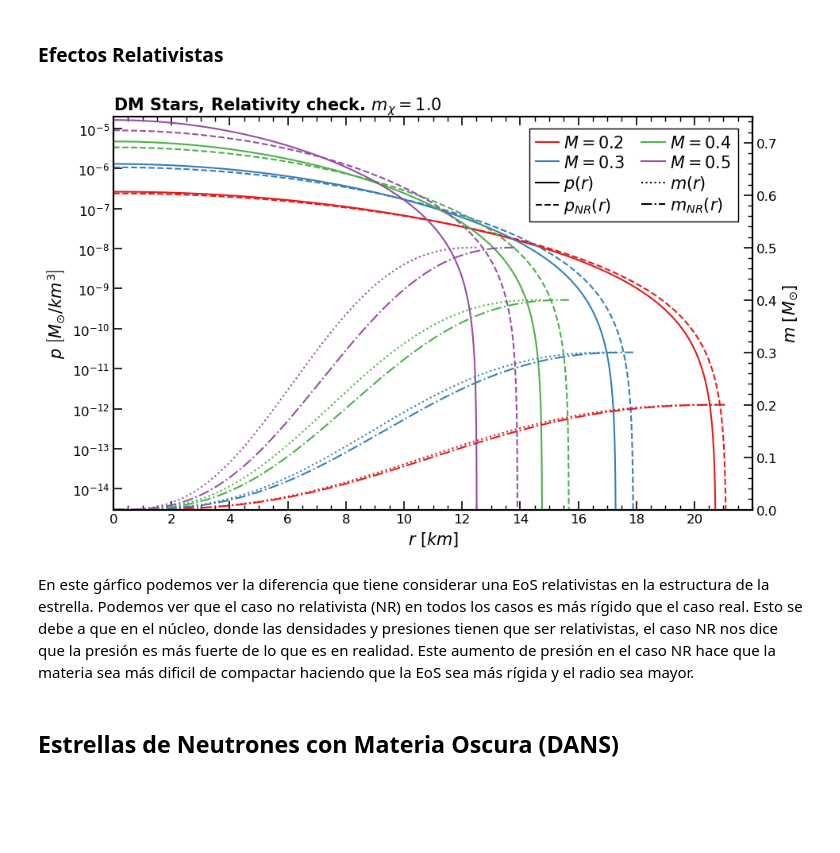
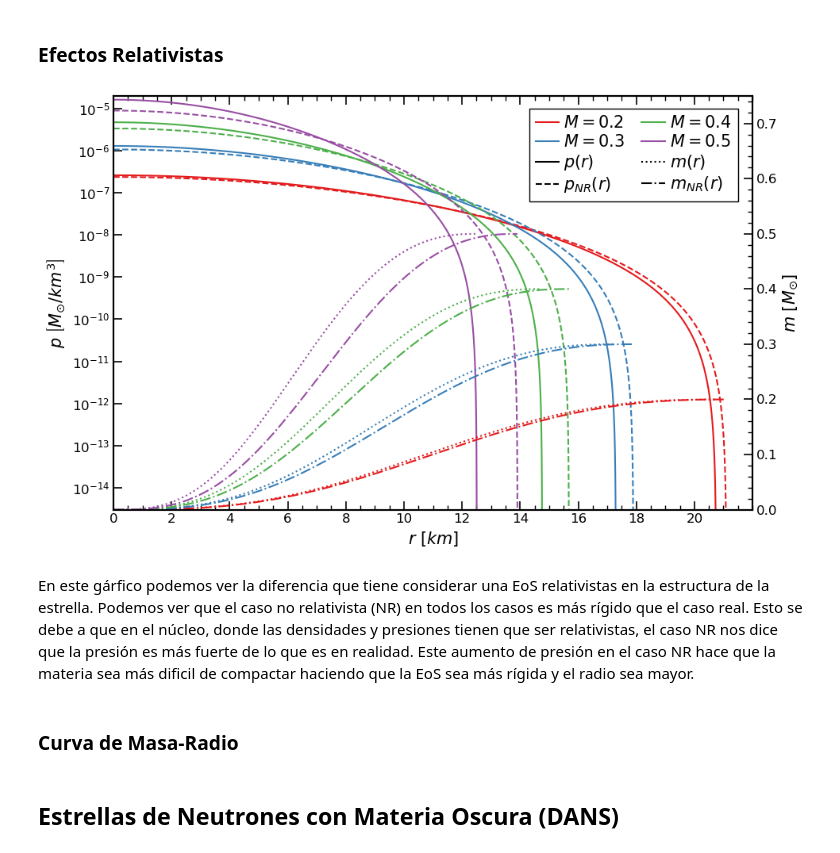
Before and after one commit to Diego-gt-phys/TFG, a Jupyter notebook: DANTE_Figures.ipynb, the cells around one changed output. Saved outputs shown, nothing was run; the diff lists cells and outputs as text; code cells hidden in the pictures; blank space fills up the shorter version.

```diff
--- a/DANTE_Figures.ipynb
+++ b/DANTE_Figures.ipynb
@@ -1239,10 +1239,10 @@ for P in r_eos['P']:
     rho = NR_eos(P)
     rho_NR.append(rho)
 
-fig, ax = plt.subplots(figsize=(9.71, 6))
+fig, ax = plt.subplots(figsize=(6, 6))
 colors = sns.color_palette("Set1", 10)
 
-plt.title(r'Equation of State for Dark Matter', fontsize=15, loc='left', fontweight='bold')
+#plt.title(r'Equation of State for Dark Matter', fontsize=15, loc='left', fontweight='bold')
 ax.set_xlabel(r'$\rho$ $\left[ M_{\odot} / km^3 \right]$', fontsize=15, loc='center')
 ax.set_ylabel(r'$p$ $\left[ M_{\odot} / km^3 \right]$', fontsize=15, loc='center')
 ax.yaxis.set_major_formatter(ScalarFormatter(useMathText=True))
@@ -1293,8 +1293,8 @@ p1_c = 'M'
 p1_v_list = [0.2, 0.3, 0.4, 0.5]
 
 for p1_v in p1_v_list:
-    df = pd.read_csv(f"data\{s_type}_{d_type}_{dm_m}_{p1_c}_{p1_v}.csv")
-    df_NR = pd.read_csv(f"data\{s_type}_{d_type}_{dm_m}_{p1_c}_{p1_v}_NR.csv")
+    df = pd.read_csv(rf"data\R_{s_type}_{d_type}_{dm_m}_{p1_c}_{p1_v}.csv")
+    df_NR = pd.read_csv(rf"data\NR_{s_type}_{d_type}_{dm_m}_{p1_c}_{p1_v}.csv")
     data[f'{p1_v}'] = df
     data[f'{p1_v}_NR'] = df_NR
 
@@ -1344,37 +1344,39 @@ if True == True:
 
 for ax in [ax1, ax2]:
     ax.spines['top'].set_linewidth(1.5)
     ax.spines['right'].set_linewidth(1.5)
     ax.spines['bottom'].set_linewidth(1.5)
     ax.spines['left'].set_linewidth(1.5)
     ax.spines['top'].set_color('k')
     ax.spines['right'].set_color('k')
     ax.spines['bottom'].set_color('k')
     ax.spines['left'].set_color('k')
 
 
 handles_list = [
     mlines.Line2D([], [], color=colors[0], linestyle='-', label=r"$M=0.2$"),
     mlines.Line2D([], [], color=colors[1], linestyle='-', label=r"$M=0.3$"),
     mlines.Line2D([], [], color='k', linestyle='-', label=r"$p(r)$"),
     mlines.Line2D([], [], color='k', linestyle='--', label=r"$p_{{NR}}(r)$"),
     mlines.Line2D([], [], color=colors[2], linestyle='-', label=r"$M=0.4$"),
     mlines.Line2D([], [], color=colors[3], linestyle='-', label=r"$M=0.5$"),
     mlines.Line2D([], [], color='k', linestyle=':', label=r"$m(r)$"),
     mlines.Line2D([], [], color='k', linestyle='-.', label=r"$m_{{NR}}(r)$")]
 
 plt.legend(handles=handles_list, loc = "upper right", bbox_to_anchor=(0.99, 0.99), fontsize=15, frameon=True, fancybox=False, ncol = 2, edgecolor="black", framealpha=1, labelspacing=0.2, handletextpad=0.3, handlelength=1.4, columnspacing=1)
 
 # Save plot as PDF
-plt.title(rf'DM Stars, Relativity check. $m_{{\chi}} = {dm_m}$', loc='left', fontsize=15, fontweight='bold')
+#plt.title(rf'DM Stars, Relativity check. $m_{{\chi}} = {dm_m}$', loc='left', fontsize=15, fontweight='bold')
 plt.tight_layout()
 plt.savefig(f"figures\{s_type}_relativity_check_{dm_m}.pdf", format="pdf", bbox_inches="tight")
 
 plt.show()
 # %% [output]
-[figure, old version]
+[figure, new version]
 # %% [markdown]
 En este gárfico podemos ver la diferencia que tiene considerar una EoS relativistas en la estructura de la estrella. Podemos ver que el caso no relativista (NR) en todos los casos es más rígido que el caso real. Esto se debe a que en el núcleo, donde las densidades y presiones tienen que ser relativistas, el caso NR nos dice que la presión es más fuerte de lo que es en realidad. Este aumento de presión en el caso NR hace que la materia sea más dificil de compactar haciendo que la EoS sea más rígida y el radio sea mayor.
+# %% [markdown]
+### Curva de Masa-Radio
 # %% [markdown]
 ## Estrellas de Neutrones con Materia Oscura (DANS)
 # %% [markdown]
```
Also changed, not shown: parts of 1 cell of this notebook, 16 other files.
